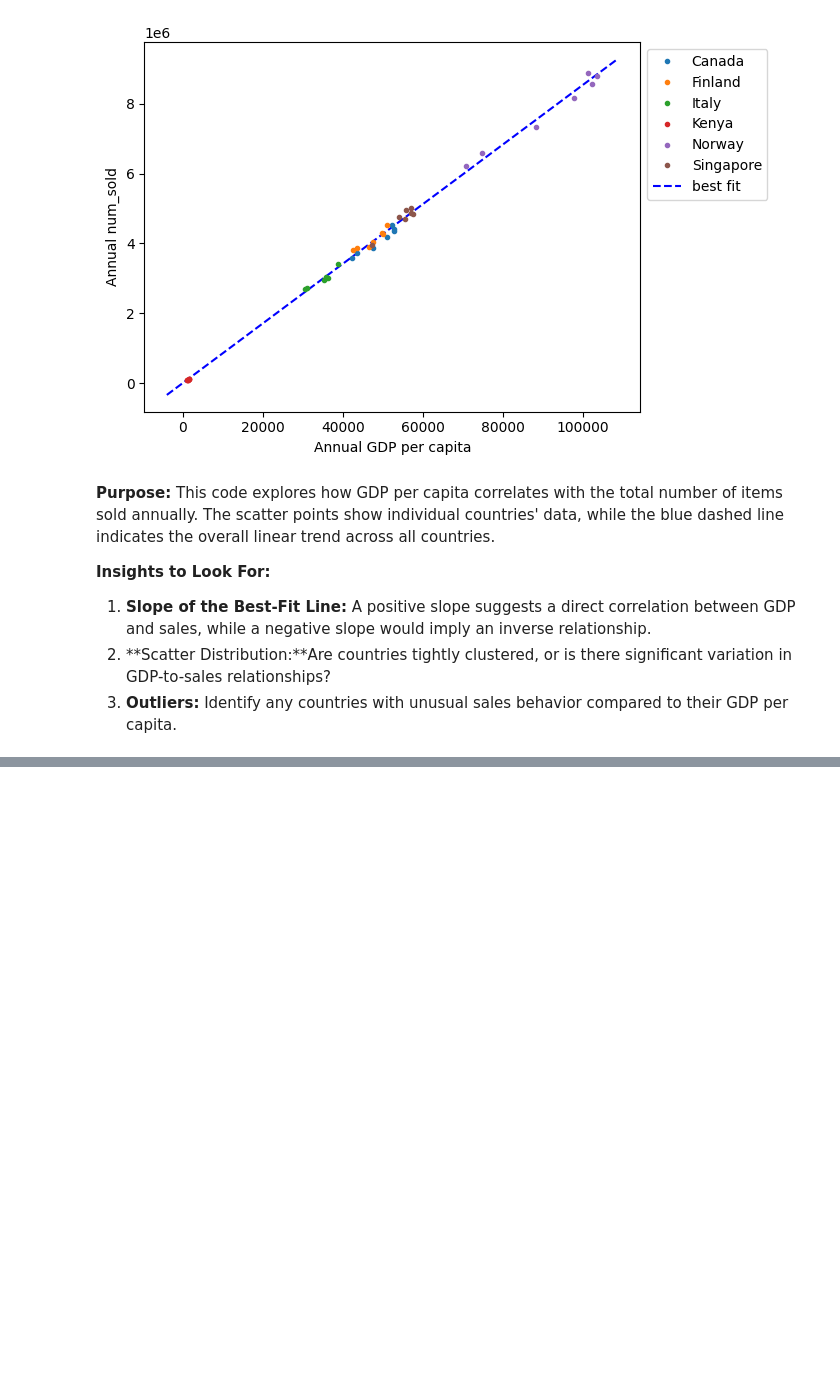
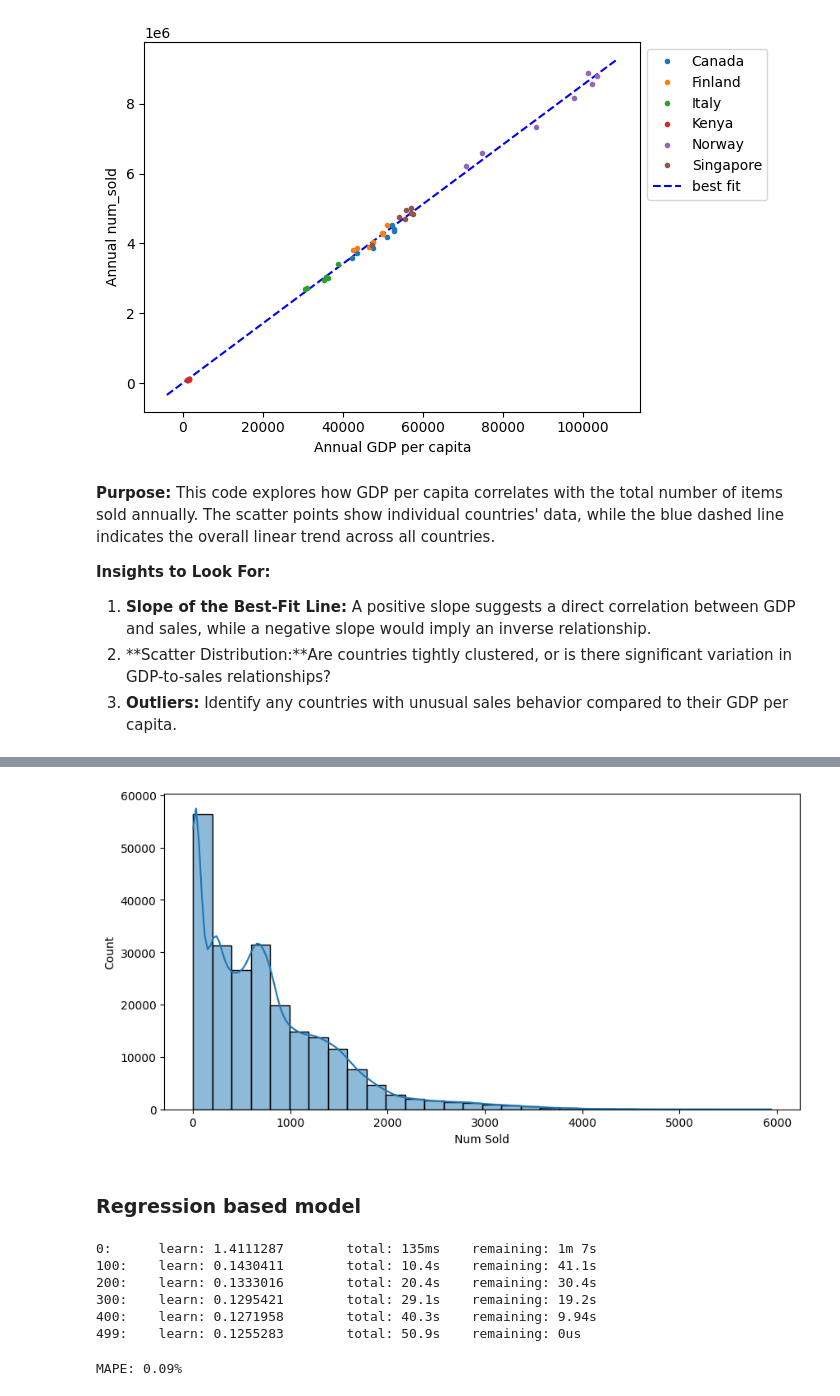
Before and after one commit to spshreya/Data_science_projects, a Jupyter notebook: demand_forecasting.ipynb, the cells around one changed output, grey strips where cells are left out. Drawn from its saved outputs; the diff is of its cells as text; code cells hidden in the pictures; blank space fills up the shorter version.

```diff
--- a/demand_forecasting.ipynb
+++ b/demand_forecasting.ipynb
@@ -603,0 +636,7 @@ A positive slope suggests a direct correlation between GDP and sales, while a ne
+# %%
+#plotting the distribution of num_sold
+plt.figure(figsize=(10, 5))
+sns.histplot(data=df, x='num_sold', bins=30, kde=True)
+plt.xlabel('Num Sold')
+plt
+# %% [output]
@@ -603,0 +644,50 @@ A positive slope suggests a direct correlation between GDP and sales, while a ne
+[figure, added]
+# %% [markdown]
+### Regression based model
+# %%
+X = df[['country', 'store', 'product', 'GDP', 'year', 'month','week_of_year']]  # Feature columns
+y = df['num_sold']  # Target column
+
+# Split the data
+X_train, X_test, y_train, y_test = train_test_split(X, y, test_size=0.2, random_state=42)
+
+# Specify categorical features (indexes or names of categorical columns in X)
+categorical_features = ['country', 'store', 'product']  # Replace with actual categorical column names
+
+# Define the CatBoost regressor
+catboost_model = CatBoostRegressor(
+    iterations=500,
+    depth=6,
+    learning_rate=0.1,
+    loss_function='RMSE',  # CatBoost supports RMSE; we'll calculate MAPE externally
+    cat_features=categorical_features,
+    verbose=100
+)
+
+# Use a log transformation for the target variable
+log_transformer = FunctionTransformer(np.log1p, inverse_func=np.expm1)
+
+# Wrap CatBoost with TransformedTargetRegressor
+model = TransformedTargetRegressor(
+    regressor=catboost_model,
+    transformer=log_transformer
+)
+
+# Fit the model
+model.fit(X_train, y_train)
+
+# Predict on the test set
+y_pred = model.predict(X_test)
+# %% [output]
+0:      learn: 1.4111287        total: 135ms    remaining: 1m 7s
+100:    learn: 0.1430411        total: 10.4s    remaining: 41.1s
+200:    learn: 0.1333016        total: 20.4s    remaining: 30.4s
+300:    learn: 0.1295421        total: 29.1s    remaining: 19.2s
+400:    learn: 0.1271958        total: 40.3s    remaining: 9.94s
+499:    learn: 0.1255283        total: 50.9s    remaining: 0us
+# %%
+# Evaluate the model using MAPE
+mape = mean_absolute_percentage_error(y_test, np.ceil(y_pred))
+print(f'MAPE: {mape:.2f}%')
+# %% [output]
+MAPE: 0.09%
```
Also changed, not shown: parts of 26 cells of this notebook.
